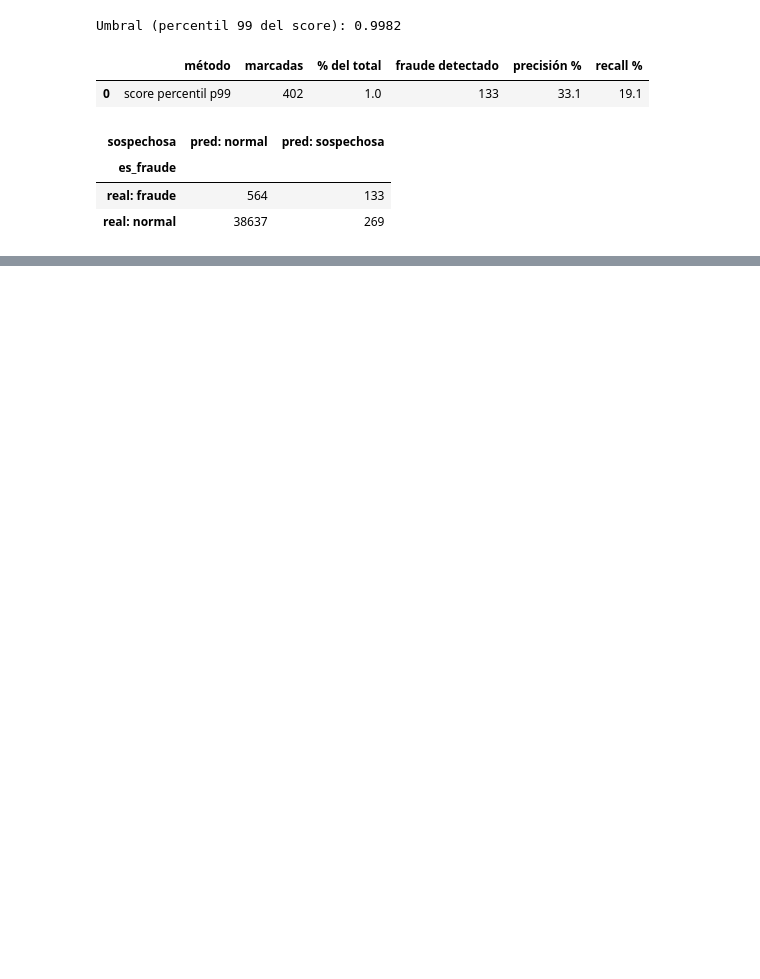
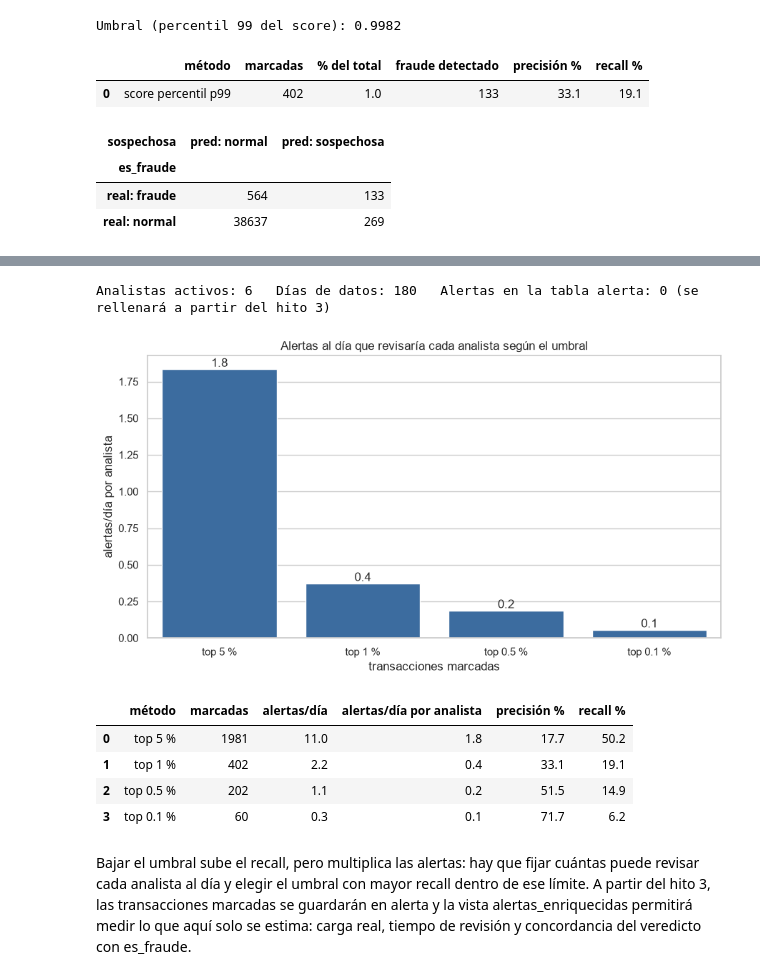
Before and after one commit to jacocallejo-merlin/Deteccion-fraude-merlin, a Jupyter notebook: outliers_patrones_tecnicas.ipynb, the cells around one changed output, grey strips where cells are left out. Cells and saved outputs as stored; diff of their text form; code cells hidden in the pictures; blank space fills up the shorter version.

```diff
--- a/outliers_patrones_tecnicas.ipynb
+++ b/outliers_patrones_tecnicas.ipynb
@@ -551,0 +597,37 @@ Umbral (percentil 99 del score): 0.9982
+# %%
+n_analistas = client.command("SELECT count() FROM analista WHERE activo")
+n_alertas = client.command("SELECT count() FROM alerta")
+dias = (df["timestamp"].max() - df["timestamp"].min()).days + 1
+print(f"Analistas activos: {n_analistas}   Días de datos: {dias}   "
+      f"Alertas en la tabla alerta: {n_alertas} (se rellenará a partir del hito 3)\n")
+
+filas = []
+for q in [0.95, 0.99, 0.995, 0.999]:
+    marcadas = df["score_percentil"] >= df["score_percentil"].quantile(q)
+    r = evaluar(marcadas, f"top {(1 - q) * 100:g} %")
+    r["alertas/día"] = r["marcadas"] / dias
+    r["alertas/día por analista"] = r["alertas/día"] / n_analistas
+    filas.append(r)
+carga = pd.DataFrame(filas)[["método", "marcadas", "alertas/día", "alertas/día por analista",
+                             "precisión %", "recall %"]]
+
+fig, ax = plt.subplots(figsize=(9, 5))
+sns.barplot(data=carga, x="método", y="alertas/día por analista", color=AZUL, ax=ax)
+for cont in ax.containers:
+    ax.bar_label(cont, fmt="%.1f")
+ax.set_title("Alertas al día que revisaría cada analista según el umbral")
+ax.set_xlabel("transacciones marcadas")
+plt.tight_layout()
+plt.show()
+
+carga.round(1)
+# %% [output]
+Analistas activos: 6   Días de datos: 180   Alertas en la tabla alerta: 0 (se rellenará a partir del hito 3)
+[figure, added]
+|  | método | marcadas | alertas/día | alertas/día por analista | precisión % | recall % |
+| 0 | top 5 % | 1981 | 11.0 | 1.8 | 17.7 | 50.2 |
+| 1 | top 1 % | 402 | 2.2 | 0.4 | 33.1 | 19.1 |
+| 2 | top 0.5 % | 202 | 1.1 | 0.2 | 51.5 | 14.9 |
+| 3 | top 0.1 % | 60 | 0.3 | 0.1 | 71.7 | 6.2 |
+# %% [markdown]
+Bajar el umbral sube el recall, pero multiplica las alertas: hay que fijar cuántas puede revisar cada analista al día y elegir el umbral con mayor recall dentro de ese límite. A partir del hito 3, las transacciones marcadas se guardarán en alerta y la vista alertas_enriquecidas permitirá medir lo que aquí solo se estima: carga real, tiempo de revisión y concordancia del veredicto con es_fraude.
```
Also changed, not shown: parts of 12 cells of this notebook, 5 other files.
